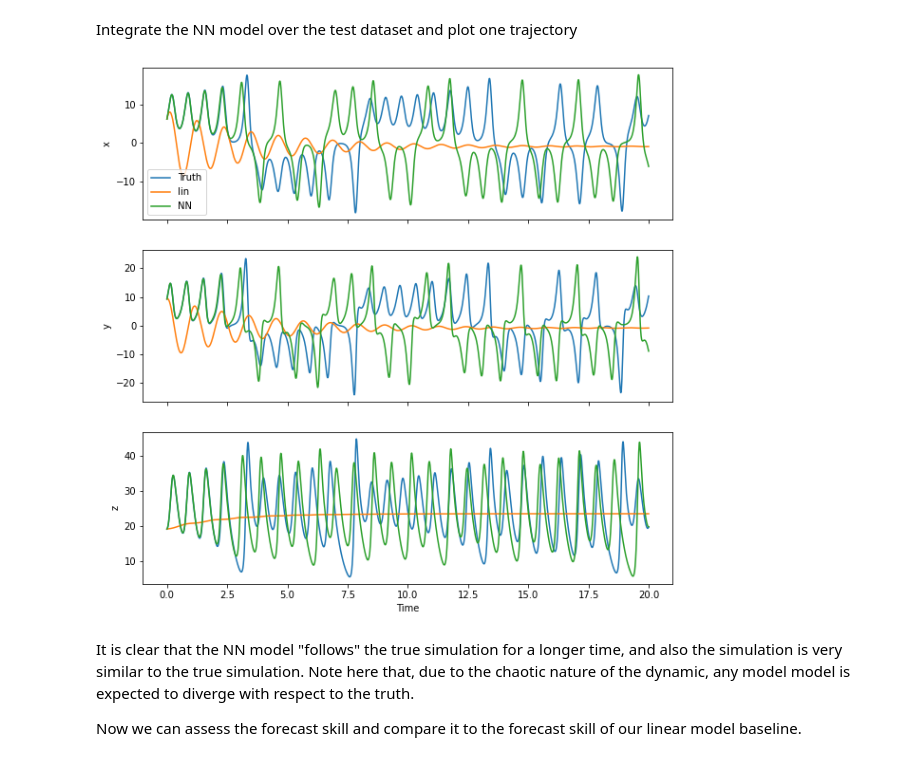
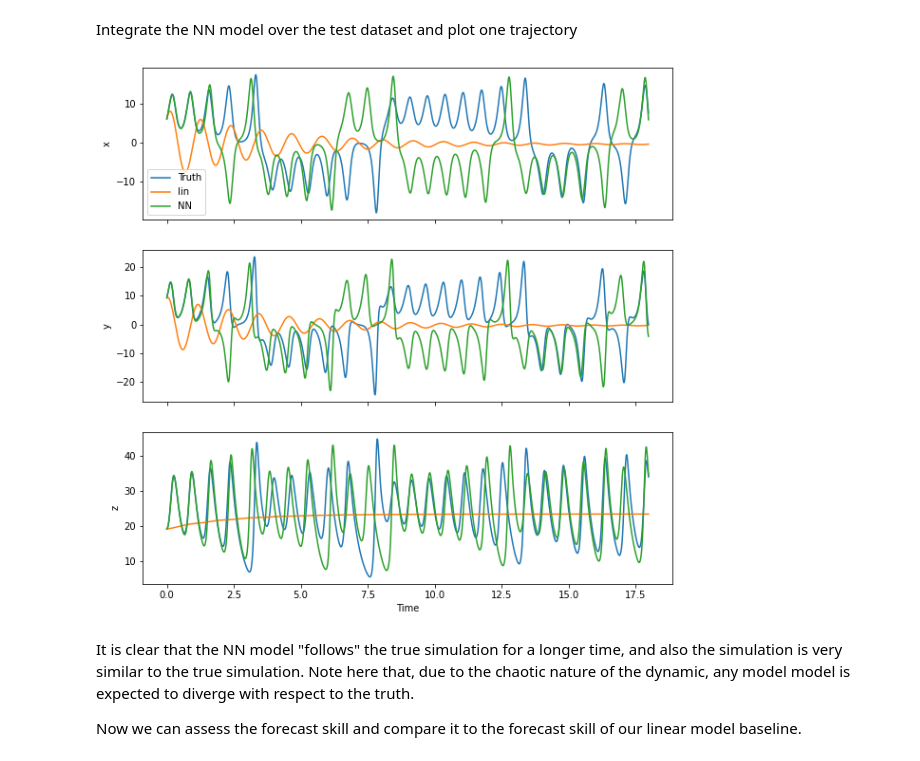
Before and after one commit to brajard/MAT330, a Jupyter notebook: practical/regression.ipynb, the cells around one changed output. Saved outputs shown, nothing was run; the diff lists cells and outputs as text; code cells hidden in the pictures.

```diff
--- a/practical/regression.ipynb
+++ b/practical/regression.ipynb
@@ -125,7 +126,7 @@ Now we are almost ready to generate all the data. We are defining all the necess
 # %%
 dt = 0.01 # integration time step
 K = 50000 # size of the reference simulation
-Ktrain=10000 # Number of samples in the training set
+Ktrain=15000 # Number of samples in the training set
 Kval = 5000 # Number of samples in the validation set
 Ktest = 2000 # Number of samples in the test set (used to assess the forecast skill)
 Ntest = 500 # Size of the test set ensemble
@@ -286,9 +287,11 @@ First, let's define the list of parameters for the neural network. Don't hesitat
 # %%
 norm_input = True #Standardization of the input vector
 nhid1 = 50 # Number of neurons in the first hidden layer
-nhid2 = 40 # Number of neurons in the second hiddent layer
-epochs = 200 # Number of epochs during optimization
+nhid2 = 30 # Number of neurons in the second hiddent layer
+nhid3 = 20
+epochs = 150 # Number of epochs during optimization
 optimizer = 'Adam'# Optimizer used for the trainin
+batch_size = 128 #Batch size for the mini-batch optimisation
 # %% [markdown]
 Compute the normalization of the input:
 # %%
@@ -307,6 +310,7 @@ nn_model = keras.Sequential(
     [
         layers.Dense(nhid1, activation="tanh", name="layer1", input_shape=(3,)),
         layers.Dense(nhid2, activation="tanh", name="layer2"),
+        layers.Dense(nhid3, activation="tanh", name="layer3"),
         layers.Dense(3, name="output", activation="linear"),
     ])
 
@@ -336,5 +343,5 @@ Now we need to compile the model (it is a particularity of tensorflow) and speci
 # %% [markdown]
 It is now possible de train the model (optimize the parameters)
 # %%
-history = nn_model.fit(norm(Xtrain),ytrain, validation_data=(norm(Xval),yval),epochs=epochs)
+history = nn_model.fit(norm(Xtrain),ytrain, validation_data=(norm(Xval),yval),epochs=epochs, batch_size = batch_size)
 # %% [output]
@@ -391,20 +400,20 @@ Integrate the NN model over the test dataset and plot one trajectory
 # %%
 vtestnn = simulate(forward_nn, Ktest, vtest[0], N=Ntest,burnin=0)
 # %%
-NN = 2100
+NN = 1800
 fig, ax = plt.subplots(nrows=3,figsize=(10,10),sharex=True)
 plot_3rows(ttest[:NN],vtest[:NN,2],ax,color='C0',label='Truth')
 plot_3rows(ttest[:NN],vtestlin[:NN,2],ax,color='C1',label='lin')
 
 plot_3rows(ttest[:NN],vtestnn[:NN,2],ax,color='C2',label='NN')
 
 ax[0].legend()
 ax[2].set_xlabel('Time')
 ax[0].set_ylabel('x');
 ax[1].set_ylabel('y');
 ax[2].set_ylabel('z');
 # %% [output]
-[figure, old version]
+[figure, new version]
 # %% [markdown]
 It is clear that the NN model "follows" the true simulation for a longer time, and also the simulation is very similar to the true simulation. Note here that, due to the chaotic nature of the dynamic, any model model is expected to diverge with respect to the truth.
 
```
Also changed, not shown: parts of 15 cells of this notebook.
